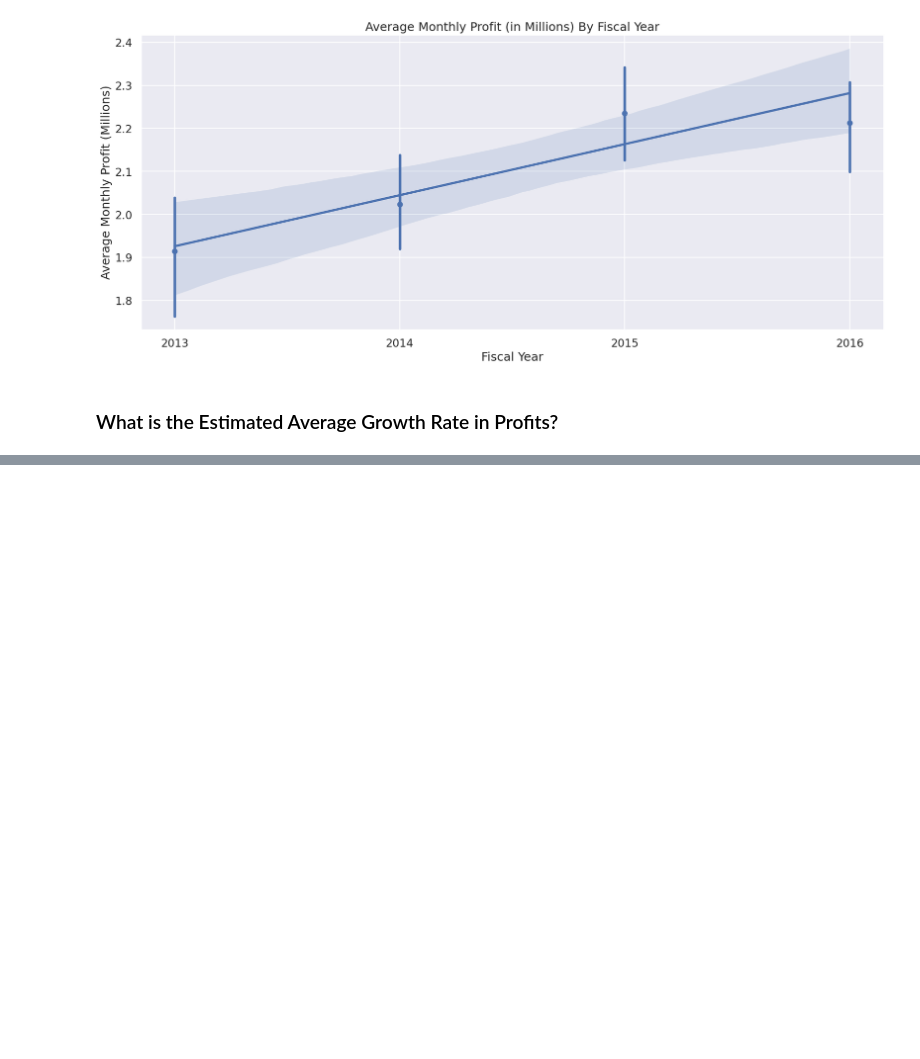
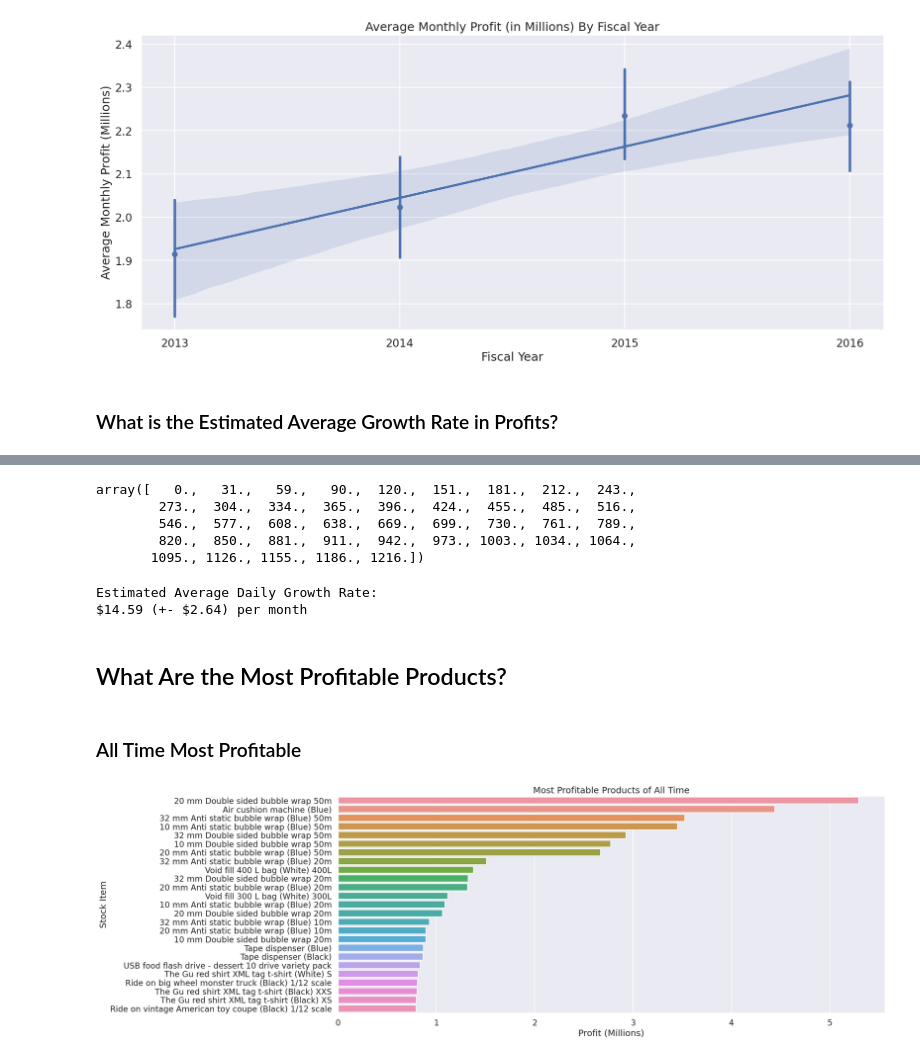
Before and after one commit to Max-FM/dataplatforms_project, a Jupyter notebook: analysis.ipynb, the cells around one changed output, grey strips where cells are left out. Saved outputs shown, nothing was run; the diff lists cells and outputs as text; code cells hidden in the pictures; blank space fills up the shorter version.

```diff
--- a/analysis.ipynb
+++ b/analysis.ipynb
@@ -8,0 +31,27 @@ sns.set_theme(context='talk', style='darkgrid', palette='deep')
+# %%
+# Create column in the fact table calculating profit in millions.
+fact_table["Profit (Millions)"] = fact_table["Profit"] / 1e6
+
+# Create column in the fact table calculating profit in thousands.
+fact_table["Profit (Thousands)"] = fact_table["Profit"] / 1e3
+
+# Merge the fact and dimension tables on primary keys using an inner join.
+df = fact_table.merge(
+    date_dimension, left_on="Invoice Date Key", right_on="Date", suffixes=('', '_y')
+).merge(
+    product_dimension, on="Stock Item Key", suffixes=('', '_y')
+).merge(
+    customer_dimension, on="Customer Key", suffixes=('', '_y')
+).merge(
+    city_dimension, on="City Key", suffixes=('', '_y')
+).merge(
+    employee_dimension, left_on="Salesperson Key", right_on="Employee Key", suffixes=('', '_y')
+)
+
+# Drop duplicate columns.
+df.drop(df.filter(regex='_y$').columns, axis=1, inplace=True)
+
+df["Date"] = pd.to_datetime(df["Date"])
+
+# Display table information.
+df.info()
@@ -161,0 +324,38 @@ Estimated Average Growth Rate: $120K (+- 30.0K) per month
+# %%
+(profits_by_date["monthnum"] - profits_by_date["monthnum"].min()).unique()
+# %% [output]
+array([   0.,   31.,   59.,   90.,  120.,  151.,  181.,  212.,  243.,
+        273.,  304.,  334.,  365.,  396.,  424.,  455.,  485.,  516.,
+        546.,  577.,  608.,  638.,  669.,  699.,  730.,  761.,  789.,
+        820.,  850.,  881.,  911.,  942.,  973., 1003., 1034., 1064.,
+       1095., 1126., 1155., 1186., 1216.])
+# %%
+print("Estimated Average Daily Growth Rate:")
+print(f"${results.params[1].round(2)} (+- ${results.bse[1].round(2)}) per month")
+# %% [output]
+Estimated Average Daily Growth Rate:
+$14.59 (+- $2.64) per month
+# %% [markdown]
+## What Are the Most Profitable Products?
+# %% [markdown]
+### All Time Most Profitable
+# %%
+total_profit_per_product = df.groupby("Stock Item")["Profit (Millions)"].sum()
+
+top_products_all_time = total_profit_per_product.nlargest(25).reset_index()
+bottom_products_all_time = total_profit_per_product.nsmallest(25).reset_index()
+# %%
+figure, ax = plt.subplots(
+    figsize=(20,8)
+)
+
+sns.barplot(
+    y="Stock Item",
+    x="Profit (Millions)",
+    data=top_products_all_time,
+    ax=ax,
+)
+
+plt.title("Most Profitable Products of All Time");
+# %% [output]
+[figure, added]
```
Also changed, not shown: parts of 26 cells of this notebook.
